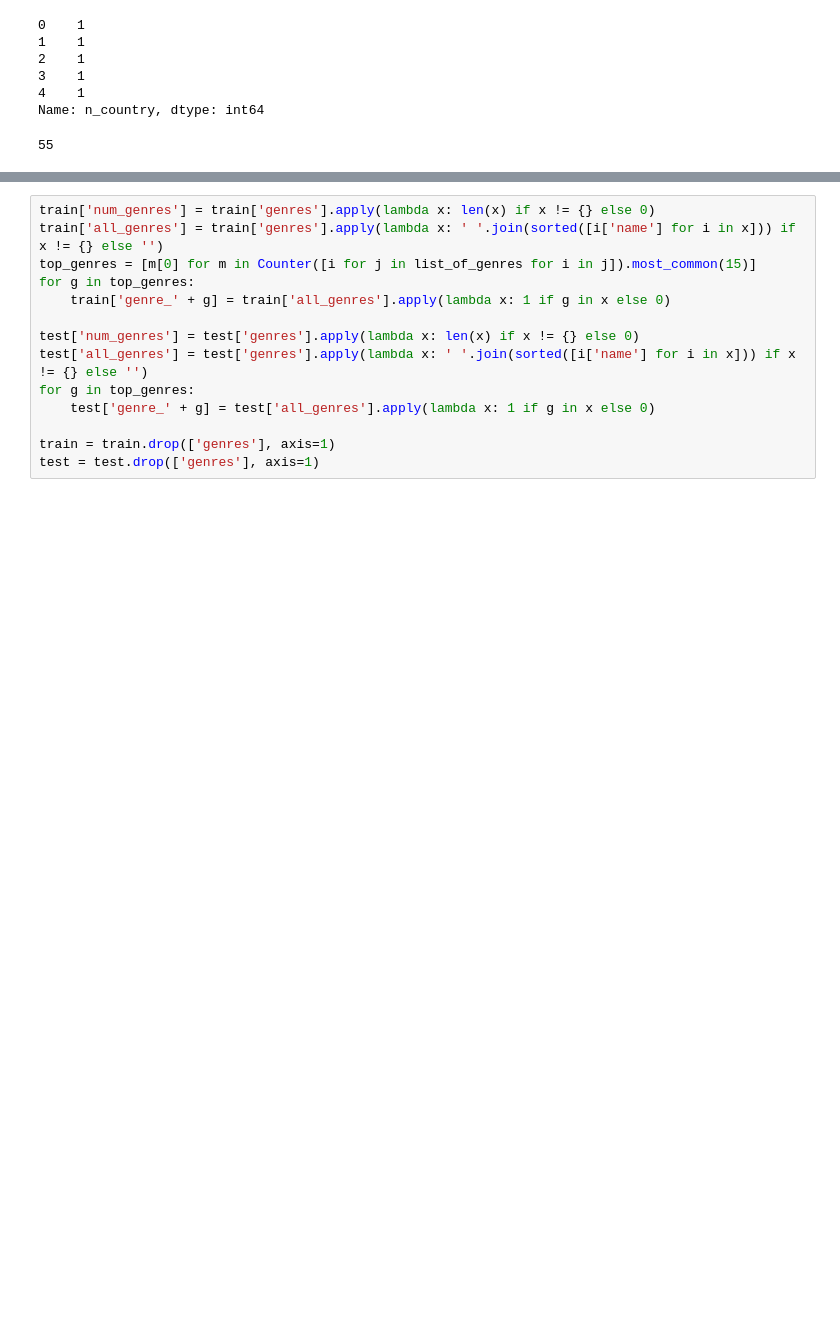
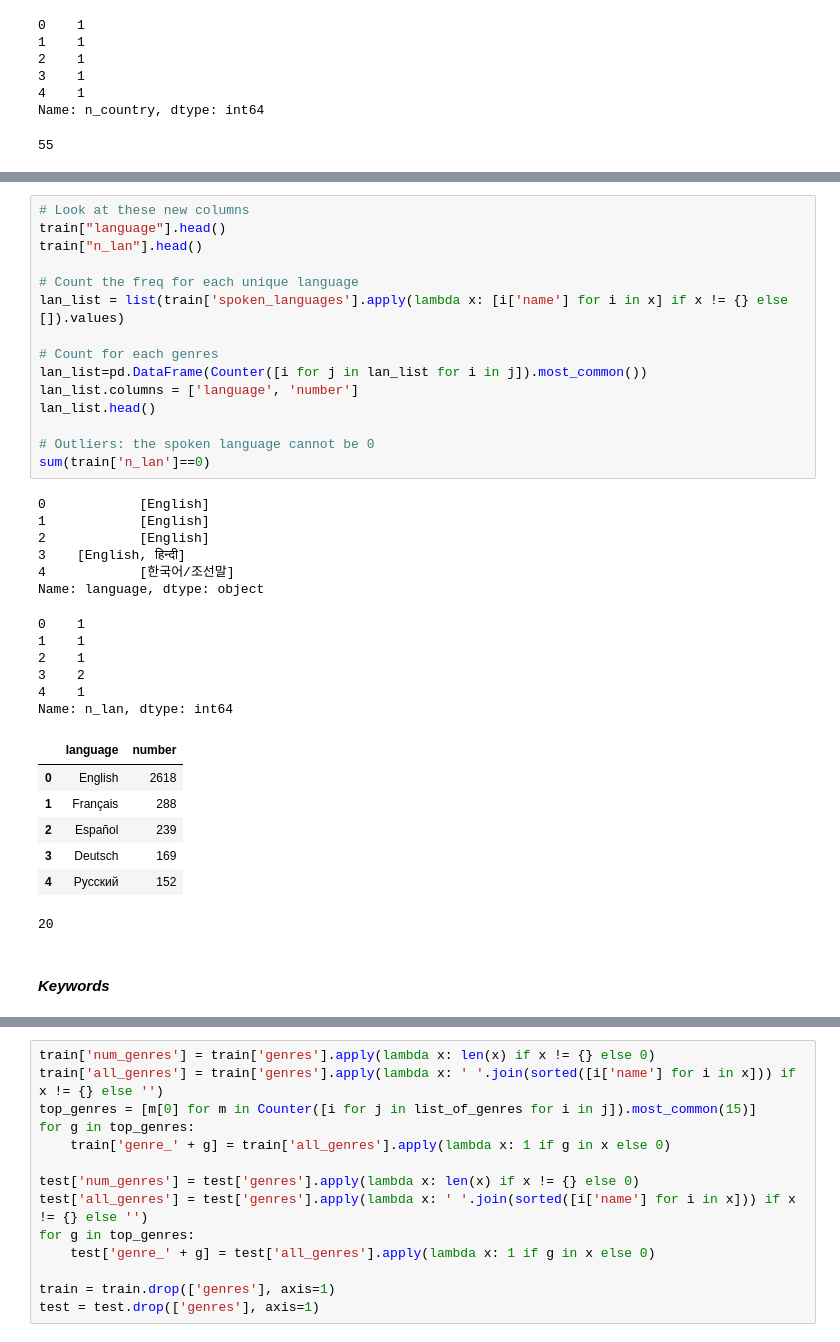
Before and after one commit to zzzzzzhy0607/TMDB-Box-Office-Prediction, a Jupyter notebook: Movie_EDA.ipynb, the cells around one changed output, grey strips where cells are left out. Saved outputs shown, nothing was run; the diff lists cells and outputs as text; blank space fills up the shorter version.

```diff
--- a/Movie_EDA.ipynb
+++ b/Movie_EDA.ipynb
@@ -478,0 +483,37 @@ Name: >1 countries, Length: 3000, dtype: float64
+# %%
+# Look at these new columns
+train["language"].head()
+train["n_lan"].head()
+
+# Count the freq for each unique language
+lan_list = list(train['spoken_languages'].apply(lambda x: [i['name'] for i in x] if x != {} else []).values)
+
+# Count for each genres
+lan_list=pd.DataFrame(Counter([i for j in lan_list for i in j]).most_common())
+lan_list.columns = ['language', 'number']
+lan_list.head()
+
+# Outliers: the spoken language cannot be 0
+sum(train['n_lan']==0)
+# %% [output]
+0            [English]
+1            [English]
+2            [English]
+3    [English, हिन्दी]
+4            [한국어/조선말]
+Name: language, dtype: object
+0    1
+1    1
+2    1
+3    2
+4    1
+Name: n_lan, dtype: int64
+|  | language | number |
+| 0 | English | 2618 |
+| 1 | Français | 288 |
+| 2 | Español | 239 |
+| 3 | Deutsch | 169 |
+| 4 | Pусский | 152 |
+20
+# %% [markdown]
+#### *Keywords*
```
Also changed, not shown: parts of 8 cells of this notebook.
